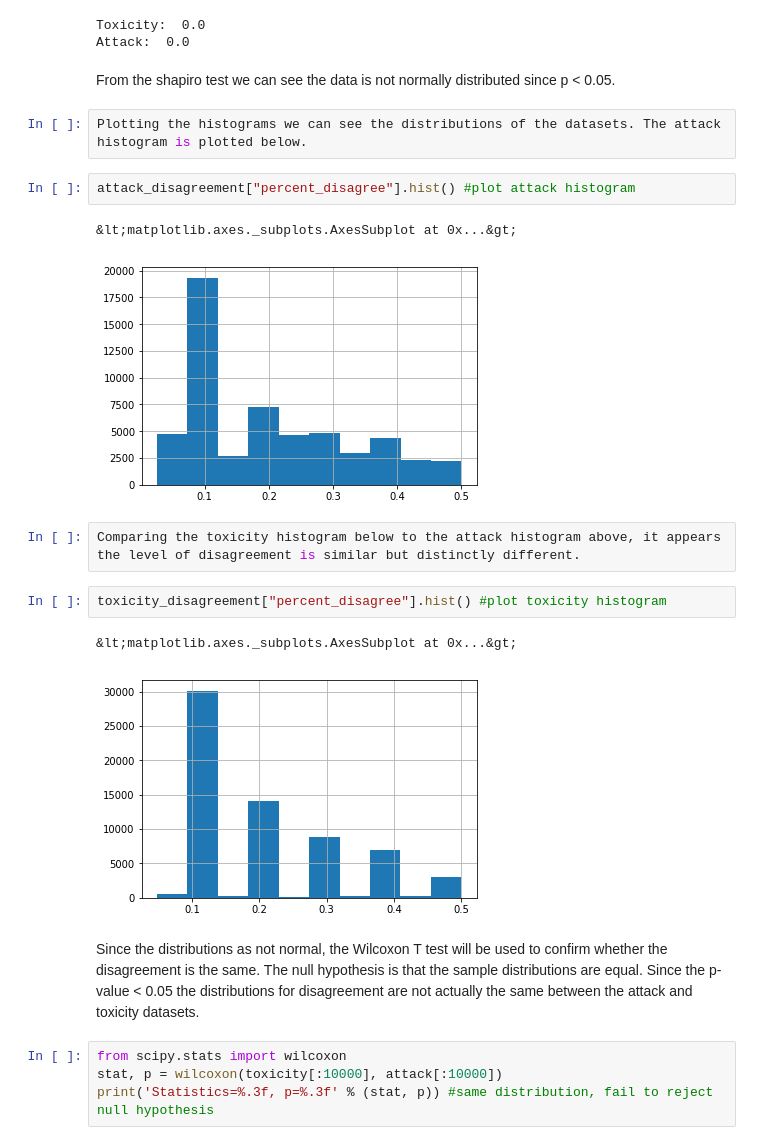
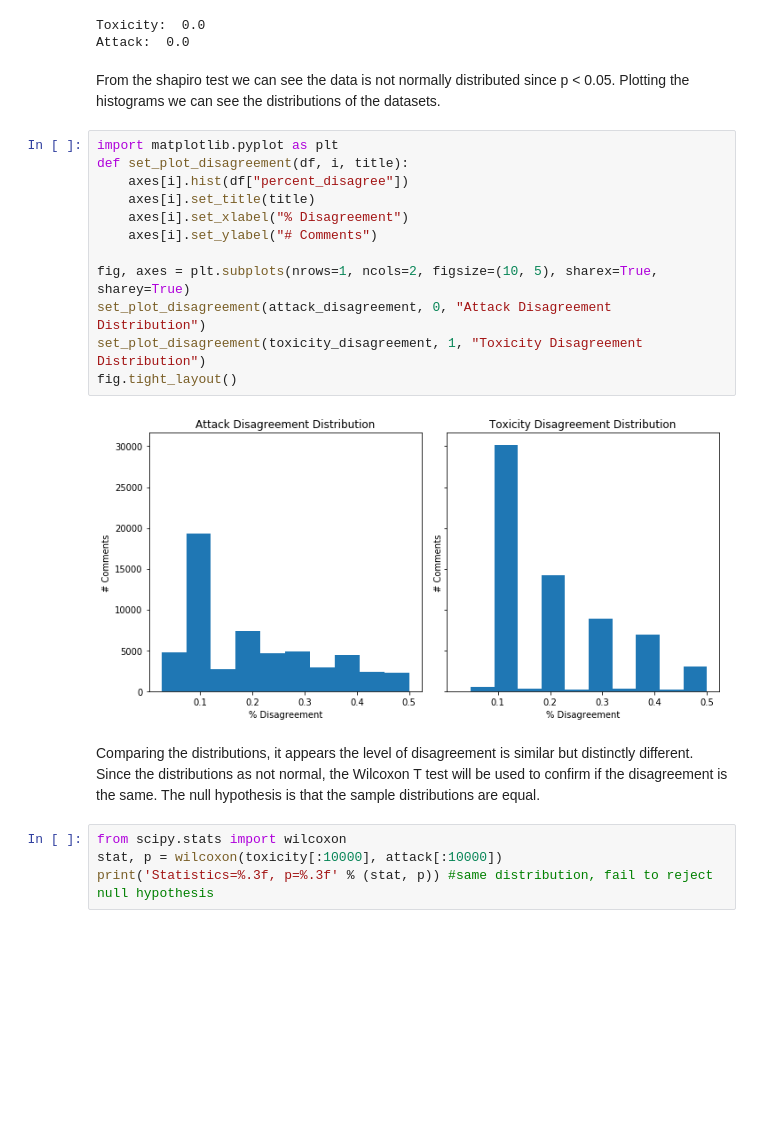
Before and after one commit to NalaniKai/data-512, a Jupyter notebook: data-512-a2/StepByStepNotebook.ipynb, the cells around one changed output. Drawn from its saved outputs; the diff is of its cells as text; blank space fills up the shorter version.

Commit message:
Completed analysis 2, moved data into folder

```diff
--- a/data-512-a2/StepByStepNotebook.ipynb
+++ b/data-512-a2/StepByStepNotebook.ipynb
@@ -443,23 +443,23 @@ print("Attack: ", shapiro(attack)[1])
 Toxicity:  0.0
 Attack:  0.0
 # %% [markdown]
-From the shapiro test we can see the data is not normally distributed since p < 0.05.
+From the shapiro test we can see the data is not normally distributed since p < 0.05. Plotting the histograms we can see the distributions of the datasets.
-# %%
-Plotting the histograms we can see the distributions of the datasets. The attack histogram is plotted below.
-# %%
-attack_disagreement["percent_disagree"].hist() #plot attack histogram
-# %% [output]
-&lt;matplotlib.axes._subplots.AxesSubplot at 0x...&gt;
-[figure, removed]
-# %%
-Comparing the toxicity histogram below to the attack histogram above, it appears the level of disagreement is similar but distinctly different.
-# %%
-toxicity_disagreement["percent_disagree"].hist() #plot toxicity histogram
-# %% [output]
-&lt;matplotlib.axes._subplots.AxesSubplot at 0x...&gt;
-[figure, removed]
+# %%
+import matplotlib.pyplot as plt
+def set_plot_disagreement(df, i, title):
+    axes[i].hist(df["percent_disagree"])
+    axes[i].set_title(title)
+    axes[i].set_xlabel("% Disagreement")
+    axes[i].set_ylabel("# Comments")
+
+fig, axes = plt.subplots(nrows=1, ncols=2, figsize=(10, 5), sharex=True, sharey=True)
+set_plot_disagreement(attack_disagreement, 0, "Attack Disagreement Distribution")
+set_plot_disagreement(toxicity_disagreement, 1, "Toxicity Disagreement Distribution")
+fig.tight_layout()
+# %% [output]
+[figure, added]
 # %% [markdown]
-Since the distributions as not normal, the Wilcoxon T test will be used to confirm whether the disagreement is the same. The null hypothesis is that the sample distributions are equal. Since the p-value < 0.05 the distributions for disagreement are not actually the same between the attack and toxicity datasets.
+Comparing the distributions, it appears the level of disagreement is similar but distinctly different. Since the distributions as not normal, the Wilcoxon T test will be used to confirm if the disagreement is the same. The null hypothesis is that the sample distributions are equal.
 # %%
 from scipy.stats import wilcoxon
 stat, p = wilcoxon(toxicity[:10000], attack[:10000])
```
Also changed, not shown: parts of 6 cells of this notebook, 10 other files.
